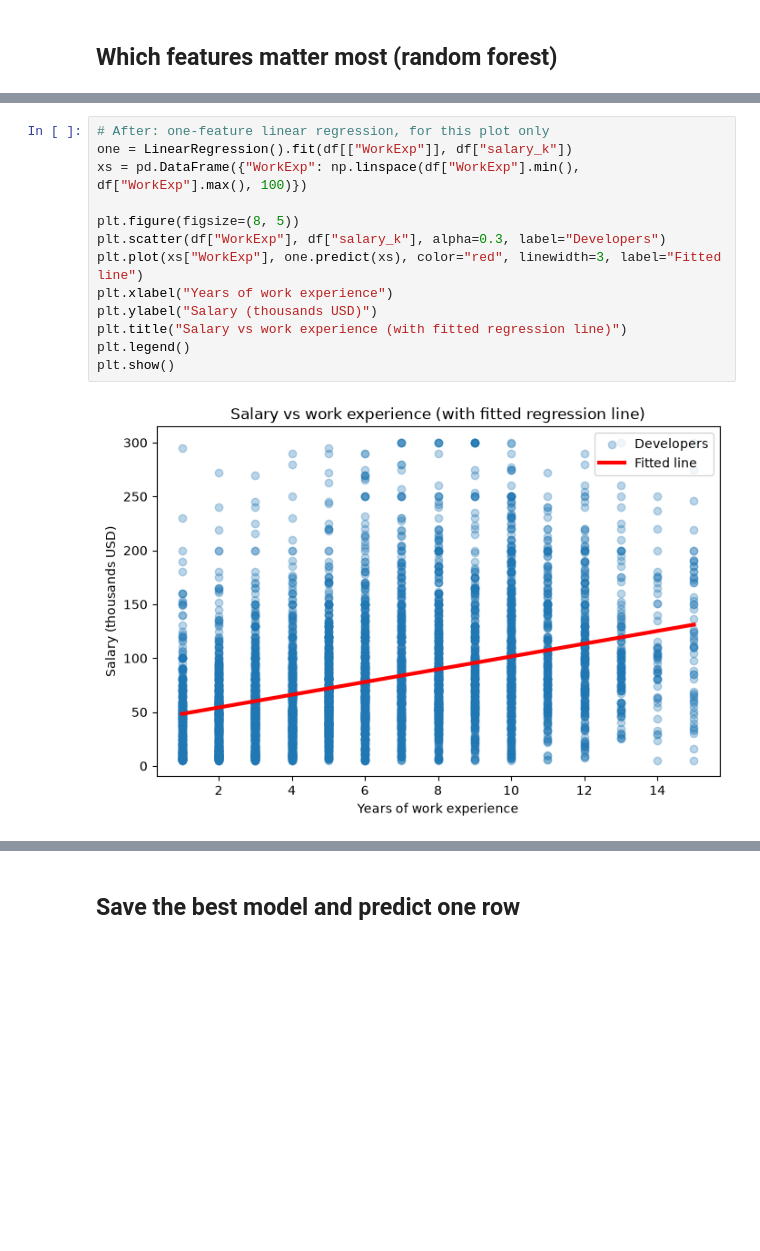
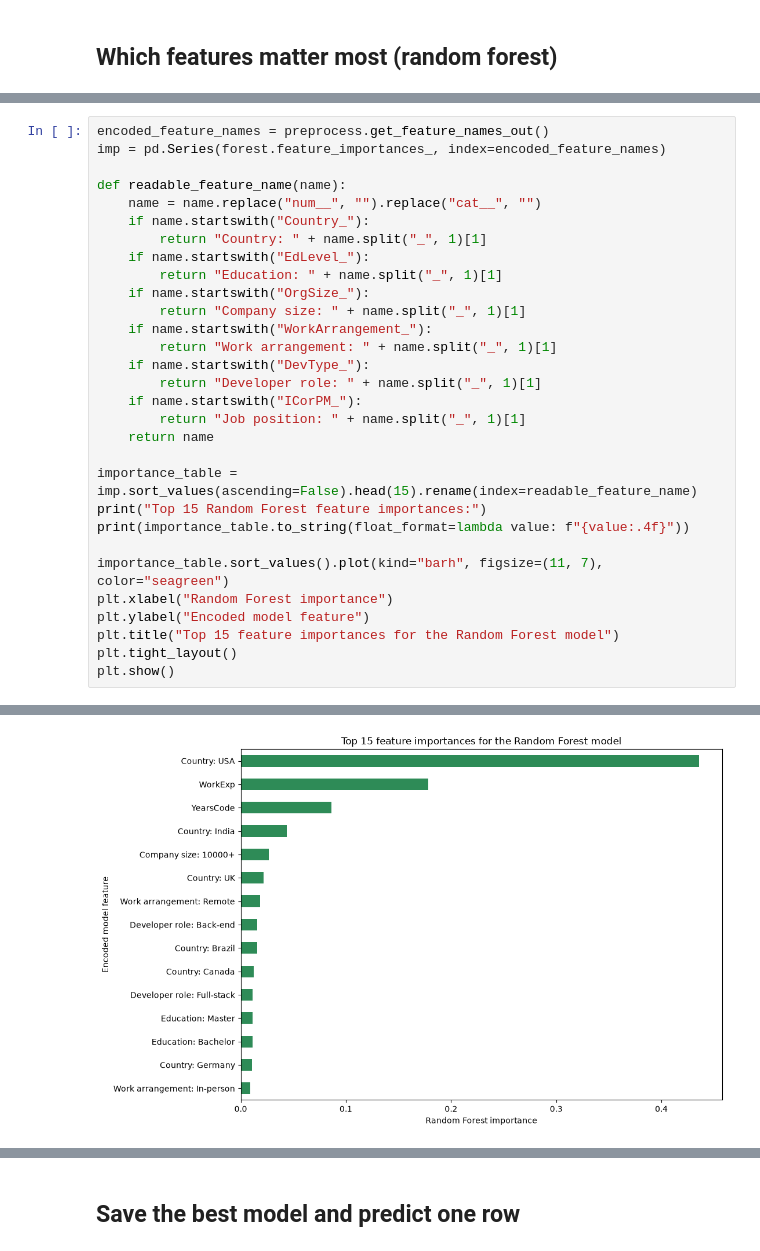
Before and after one commit to Ghislaine-i/linear_regression_model, a Jupyter notebook: summative/linear_regression/multivariate.ipynb, the cells around one changed output, grey strips where cells are left out. Cells and saved outputs as stored; diff of their text form; blank space fills up the shorter version.

```diff
--- a/summative/linear_regression/multivariate.ipynb
+++ b/summative/linear_regression/multivariate.ipynb
@@ -353,15 +383,31 @@ plt.show()
-# %%
-# After: one-feature linear regression, for this plot only
-one = LinearRegression().fit(df[["WorkExp"]], df["salary_k"])
-xs = pd.DataFrame({"WorkExp": np.linspace(df["WorkExp"].min(), df["WorkExp"].max(), 100)})
-
-plt.figure(figsize=(8, 5))
-plt.scatter(df["WorkExp"], df["salary_k"], alpha=0.3, label="Developers")
-plt.plot(xs["WorkExp"], one.predict(xs), color="red", linewidth=3, label="Fitted line")
-plt.xlabel("Years of work experience")
-plt.ylabel("Salary (thousands USD)")
-plt.title("Salary vs work experience (with fitted regression line)")
-plt.legend()
-plt.show()
-# %% [output]
-[figure, removed]
+# %%
+encoded_feature_names = preprocess.get_feature_names_out()
+imp = pd.Series(forest.feature_importances_, index=encoded_feature_names)
+
+def readable_feature_name(name):
+    name = name.replace("num__", "").replace("cat__", "")
+    if name.startswith("Country_"):
+        return "Country: " + name.split("_", 1)[1]
+    if name.startswith("EdLevel_"):
+        return "Education: " + name.split("_", 1)[1]
+    if name.startswith("OrgSize_"):
+        return "Company size: " + name.split("_", 1)[1]
+    if name.startswith("WorkArrangement_"):
+        return "Work arrangement: " + name.split("_", 1)[1]
+    if name.startswith("DevType_"):
+        return "Developer role: " + name.split("_", 1)[1]
+    if name.startswith("ICorPM_"):
+        return "Job position: " + name.split("_", 1)[1]
+    return name
+
+importance_table = imp.sort_values(ascending=False).head(15).rename(index=readable_feature_name)
+print("Top 15 Random Forest feature importances:")
+print(importance_table.to_string(float_format=lambda value: f"{value:.4f}"))
+
+importance_table.sort_values().plot(kind="barh", figsize=(11, 7), color="seagreen")
+plt.xlabel("Random Forest importance")
+plt.ylabel("Encoded model feature")
+plt.title("Top 15 feature importances for the Random Forest model")
+plt.tight_layout()
+plt.show()
+# %% [output]
@@ -367,0 +430 @@ plt.show()
+[figure, added]
```
Also changed, not shown: parts of 17 cells of this notebook.
